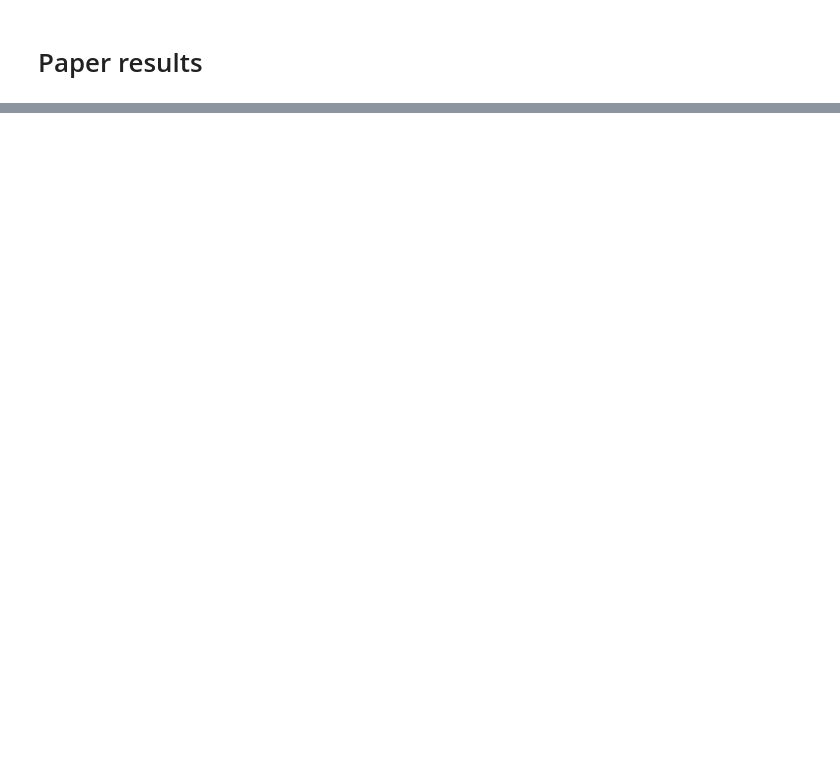
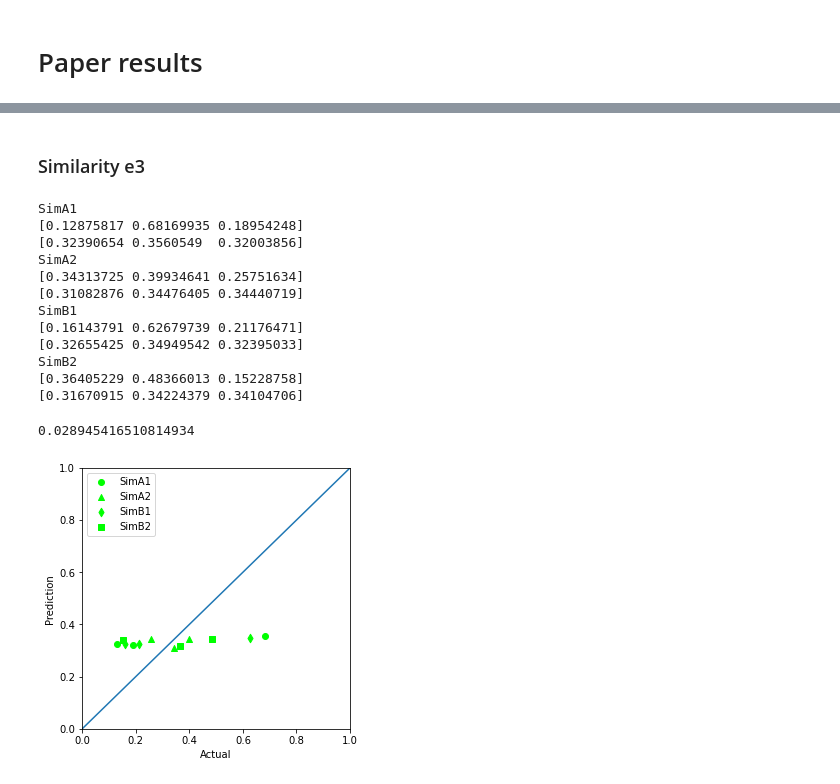
Before and after one commit to Rahgooy/mlba_ml, a Jupyter notebook: Aggregate learning.ipynb, the cells around one changed output, grey strips where cells are left out. Saved outputs shown, nothing was run; the diff lists cells and outputs as text; code cells hidden in the pictures; blank space fills up the shorter version.

```diff
--- a/Aggregate learning.ipynb
+++ b/Aggregate learning.ipynb
@@ -216,0 +276,21 @@ np.mean(mse)
+# %% [markdown]
+### Similarity e3
+# %%
+actual, pred, mse, effects = get_paper_predictions('e3c')
+plot_results(actual, pred, effects)
+np.mean(mse)
+# %% [output]
+SimA1
+[0.12875817 0.68169935 0.18954248]
+[0.32390654 0.3560549  0.32003856]
+SimA2
+[0.34313725 0.39934641 0.25751634]
+[0.31082876 0.34476405 0.34440719]
+SimB1
+[0.16143791 0.62679739 0.21176471]
+[0.32655425 0.34949542 0.32395033]
+SimB2
+[0.36405229 0.48366013 0.15228758]
+[0.31670915 0.34224379 0.34104706]
+0.028945416510814934
+[figure, added]
```
Also changed, not shown: parts of 23 cells of this notebook, 12 other files.
